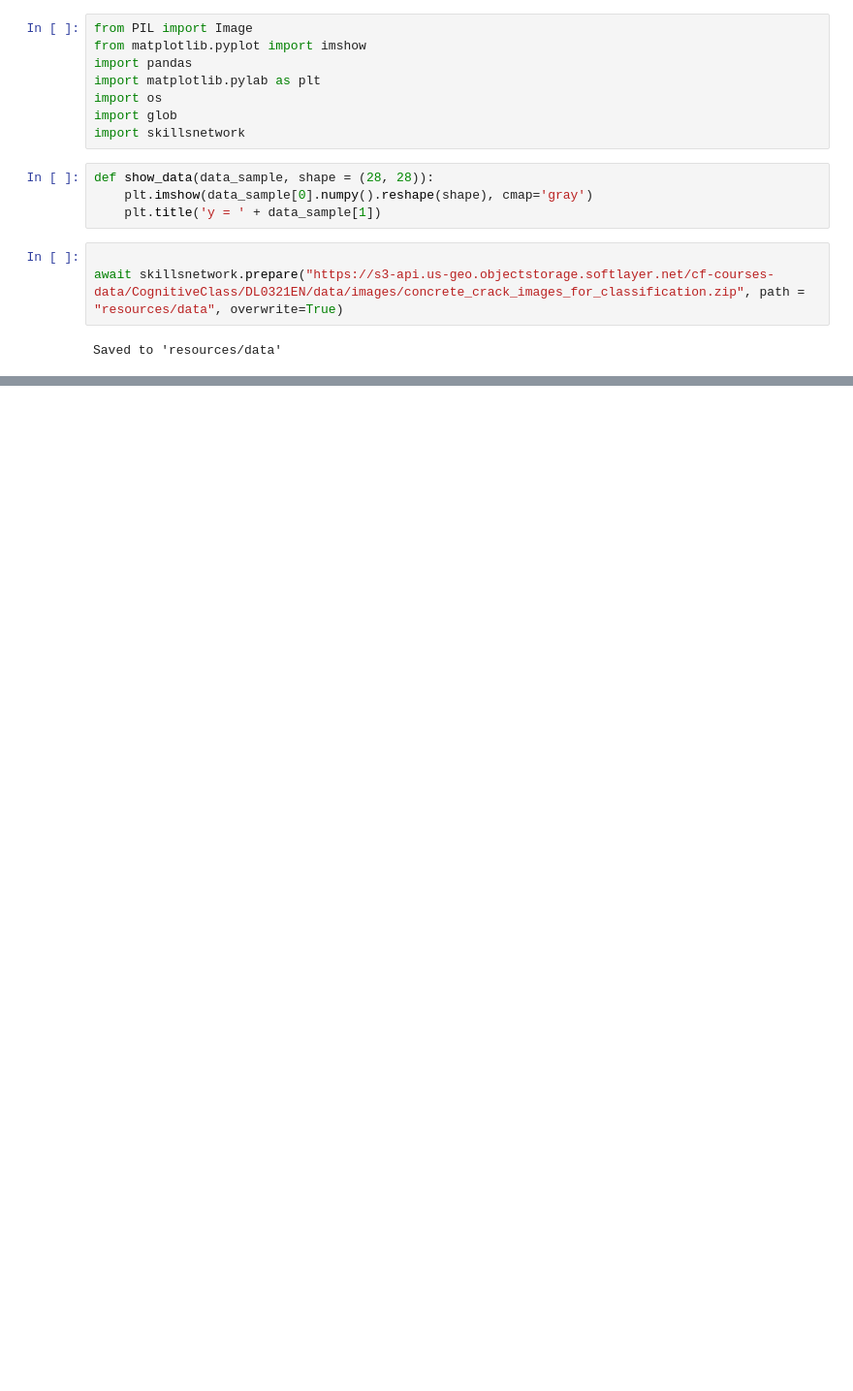
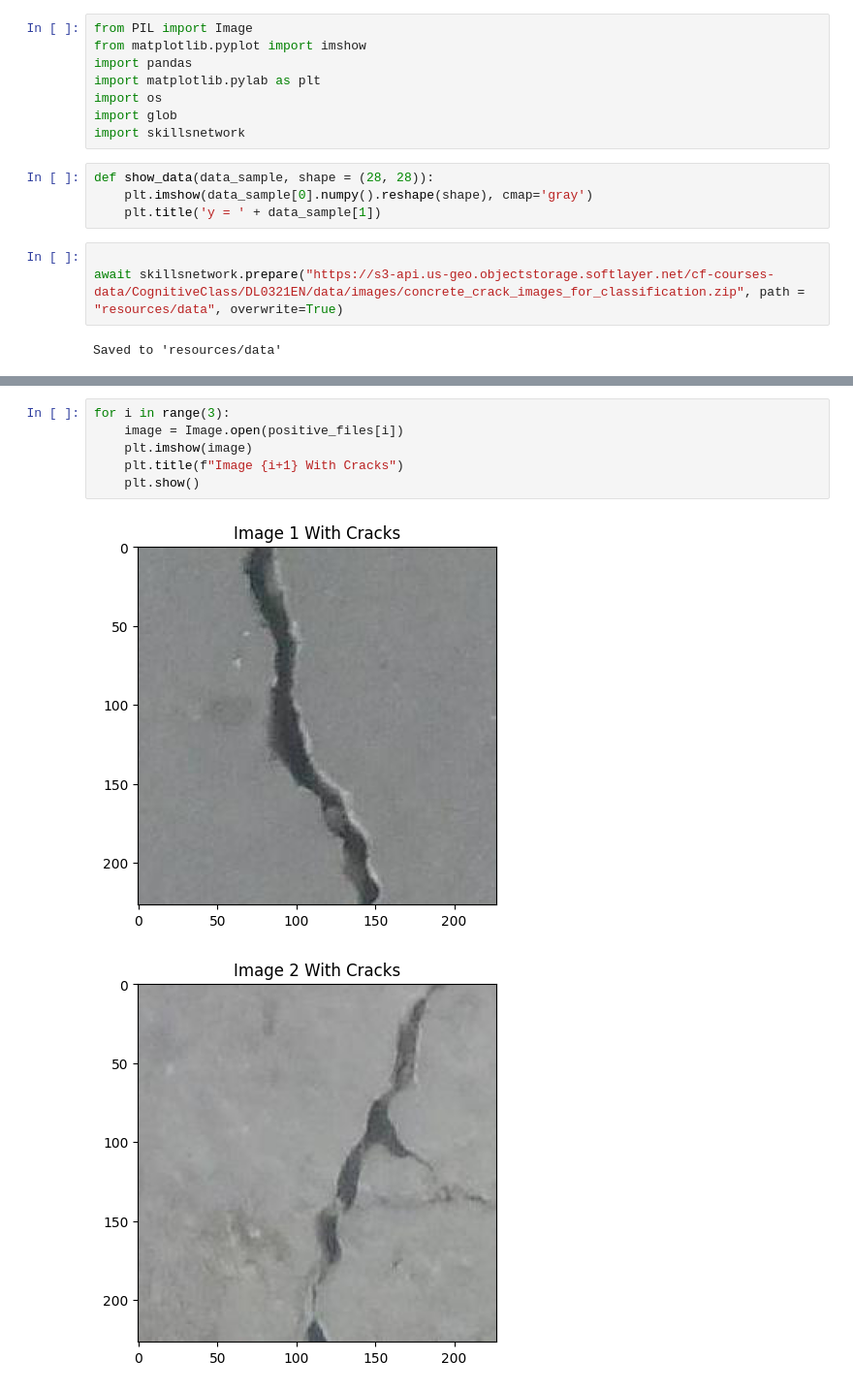
Before and after one commit to jpiskozub/PyTorch-tutorial, a Jupyter notebook: concrete.ipynb, the cells around one changed output, grey strips where cells are left out. Shown at 97% size. Saved outputs shown, nothing was run; the diff lists cells and outputs as text; blank space fills up the shorter version.

```diff
--- a/concrete.ipynb
+++ b/concrete.ipynb
@@ -43,0 +62,9 @@ positive_files[0:3]
+# %%
+for i in range(3):
+    image = Image.open(positive_files[i])
+    plt.imshow(image)
+    plt.title(f"Image {i+1} With Cracks")
+    plt.show()
+# %% [output]
+[figure, added]
+[figure, added]
```
Also changed, not shown: parts of 5 cells of this notebook.
